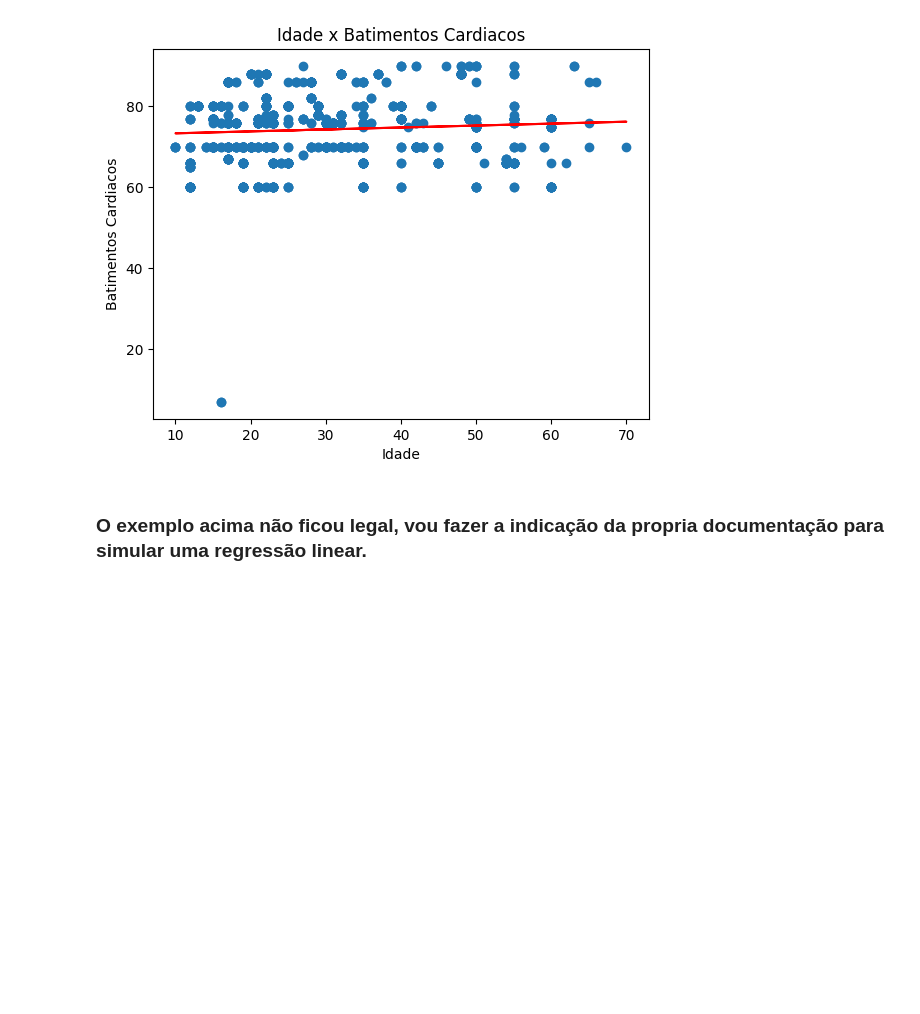
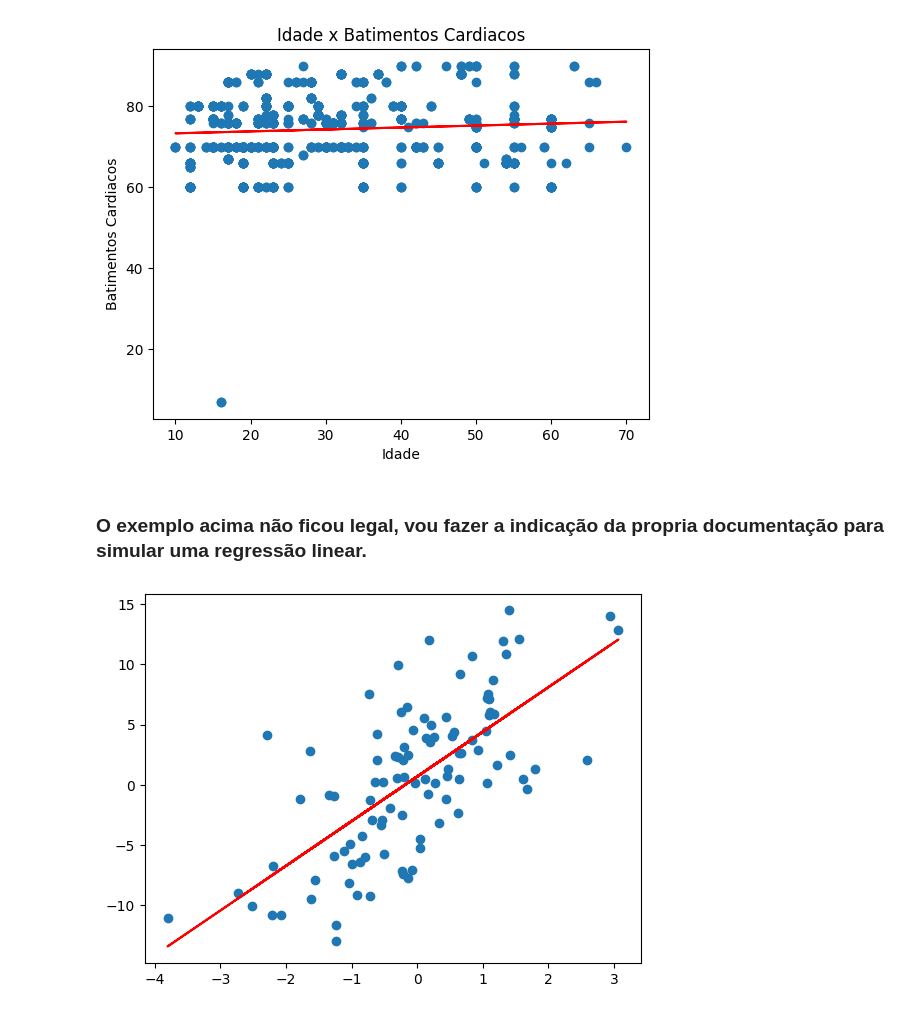
Before and after one commit to BryanYunche/Confidence-intervals_correlation_P-value_Claudomiro-Atividade-02, a Jupyter notebook: Atividade-02.ipynb, the cells around one changed output. Drawn from its saved outputs; the diff is of its cells as text; code cells hidden in the pictures; blank space fills up the shorter version.

```diff
--- a/Atividade-02.ipynb
+++ b/Atividade-02.ipynb
@@ -769,3 +769,18 @@ P-value (variável X): 0.5512
 [figure]
 # %% [markdown]
 ### O exemplo acima não ficou legal, vou fazer a indicação da propria documentação para simular uma regressão linear.
+# %%
+#Regresão básica com 100 amostras e 10 de ruido
+x_teste,y_teste = make_regression(n_samples=100, n_features=1, noise=5)
+
+# Pelo o que eu percebi, ruido prejudica a inclinação da reta, como se deixasse ela mais horizontal
+
+plt.scatter(x_teste,y_teste)
+
+modelo = LinearRegression()
+modelo.fit(x_teste,y_teste)
+
+plt.plot(x_teste,modelo.predict(x_teste),color='red')
+plt.show()
+# %% [output]
+[figure, added]
```
